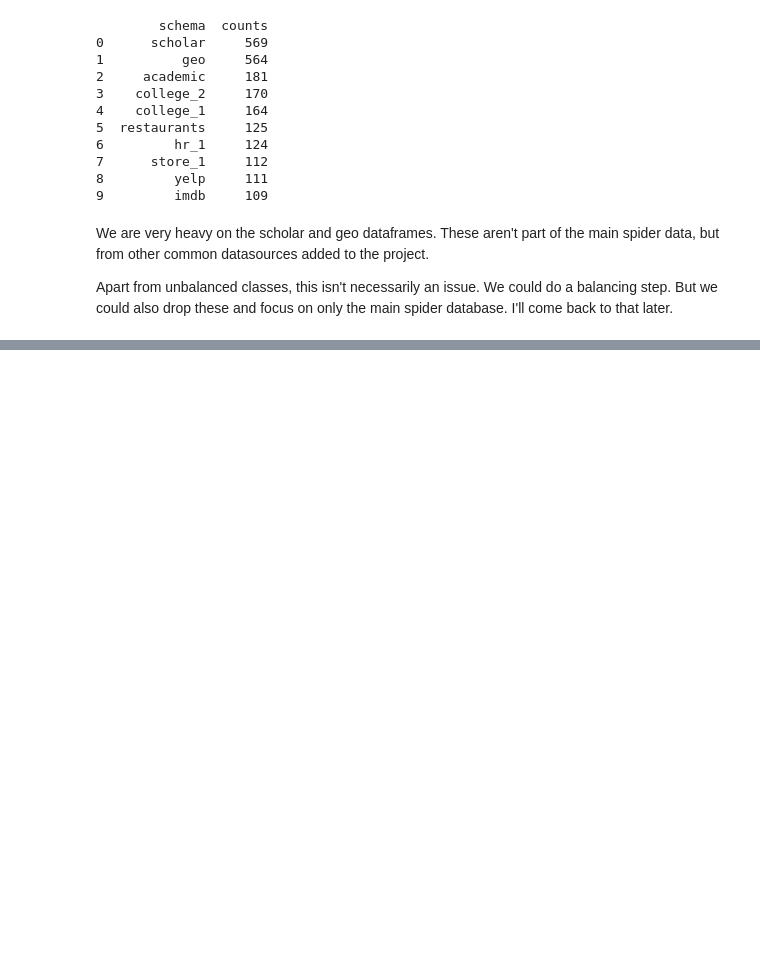
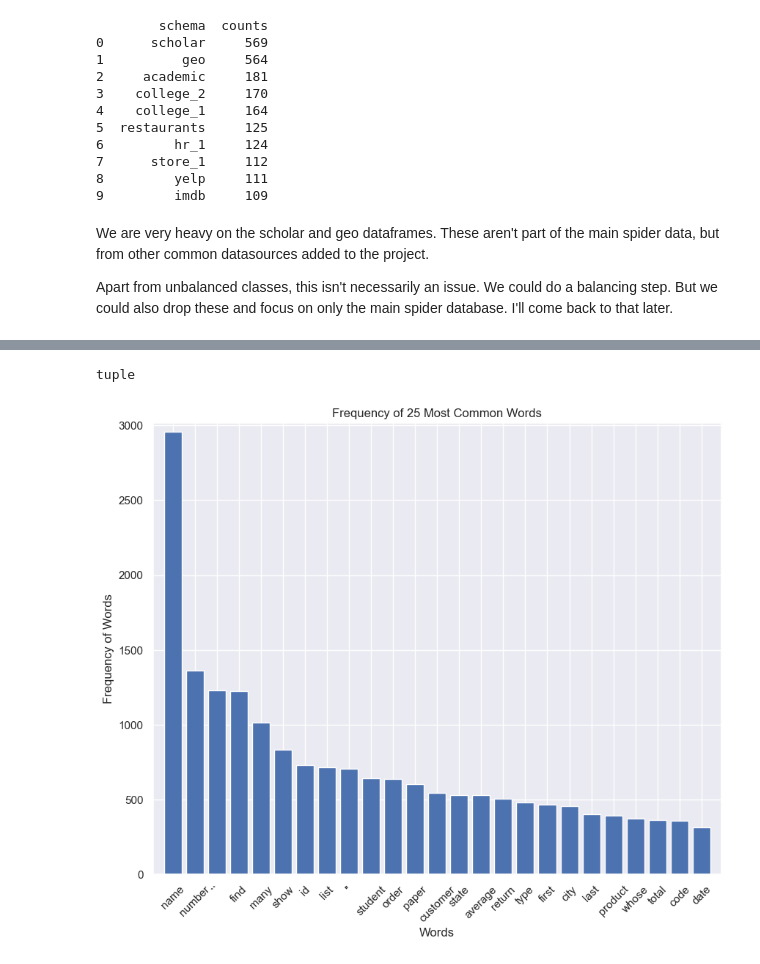
Before and after one commit to BrettlyCD/text-to-sql, a Jupyter notebook: notebooks/3.0_eda_training_data.ipynb, the cells around one changed output, grey strips where cells are left out. Drawn from its saved outputs; the diff is of its cells as text; code cells hidden in the pictures; blank space fills up the shorter version.

Commit message:
Review words frequency; found name to be far and away the most common - have some other worries about domain related stopwords we could filter out.

```diff
--- a/notebooks/3.0_eda_training_data.ipynb
+++ b/notebooks/3.0_eda_training_data.ipynb
@@ -19,6 +21,6 @@ import pickle #for loading processed data
 %matplotlib inline
 # %%
-with open('../data/processed/processed_training_data.pkl', 'rb') as pkl_file:
+with open('../data/interim/processed_training_data.pkl', 'rb') as pkl_file:
     training = pickle.load(pkl_file)
 
 training.head()
@@ -147,0 +152,6 @@ Apart from unbalanced classes, this isn't necessarily an issue. We could do a ba
+# %%
+#create list of all words
+words = training['question_proc']
+all_words = []
+for wordlist in words:
+    all_words += wordlist
@@ -147,0 +176,23 @@ Apart from unbalanced classes, this isn't necessarily an issue. We could do a ba
+# %%
+#breakout the top 25 most common words
+common = FreqDist(all_words).most_common(25)
+x, y = zip(*common)
+# %%
+type(x)
+type(y)
+# %% [output]
+tuple
+# %%
+#plot results
+
+plt.figure(figsize=(10,8))
+plt.margins(0.02)
+plt.bar(x,y)
+plt.xlabel('Words')
+plt.xticks(rotation=45)
+plt.ylabel('Frequency of Words')
+plt.title('Frequency of 25 Most Common Words')
+
+plt.show()
+# %% [output]
+[figure, added]
```
Also changed, not shown: parts of 6 cells of this notebook.
